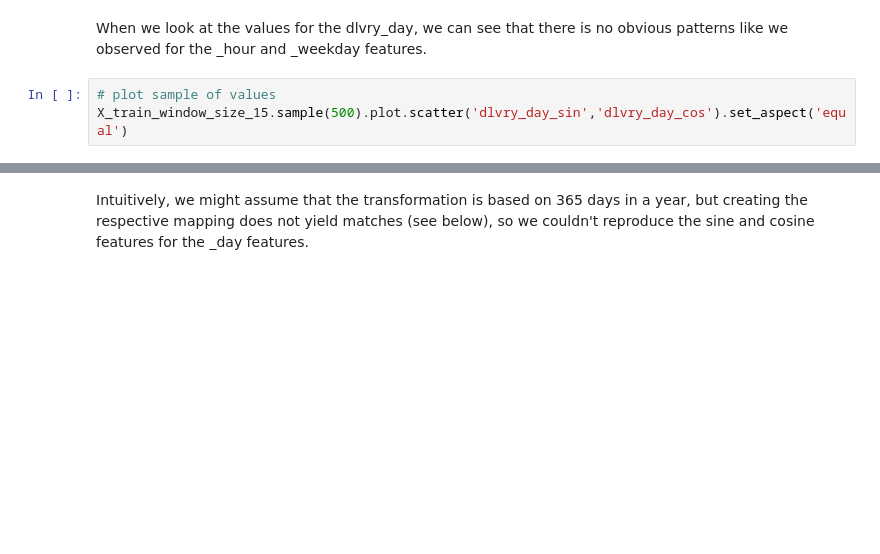
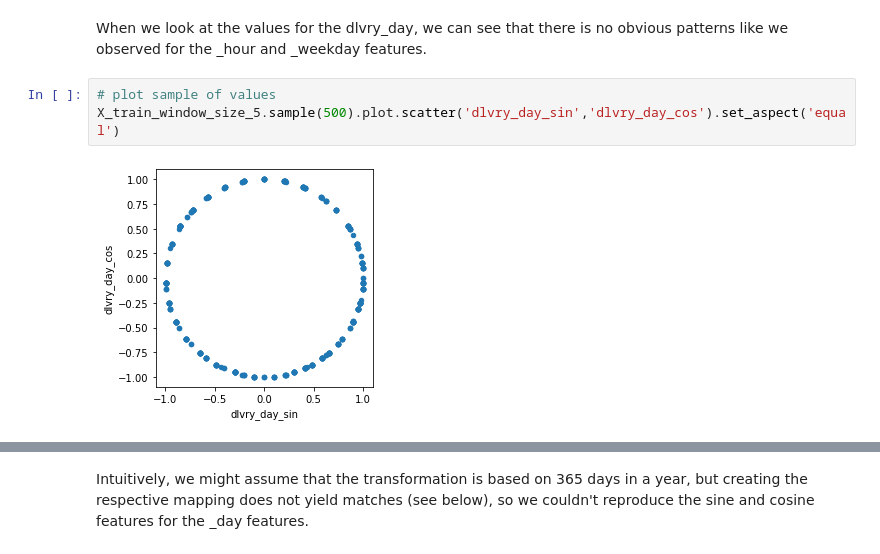
Before and after one commit to TazTornadoo/SigmoidFreud, a Jupyter notebook: Python/Submission/Electricity_price_prediction_5.ipynb, the cells around one changed output, grey strips where cells are left out. Cells and saved outputs as stored; diff of their text form; blank space fills up the shorter version.

```diff
--- a/Python/Submission/Electricity_price_prediction_5.ipynb
+++ b/Python/Submission/Electricity_price_prediction_5.ipynb
@@ -345,6 +436,8 @@ def convert_hour(sin, cos):
 When we look at the values for the dlvry_day, we can see that there is no obvious patterns like we observed for the _hour and _weekday features.
 # %%
 # plot sample of values
-X_train_window_size_15.sample(500).plot.scatter('dlvry_day_sin','dlvry_day_cos').set_aspect('equal')
+X_train_window_size_5.sample(500).plot.scatter('dlvry_day_sin','dlvry_day_cos').set_aspect('equal')
+# %% [output]
+[figure, added]
 # %%
 # look at unique values
```
Also changed, not shown: parts of 26 cells of this notebook.
